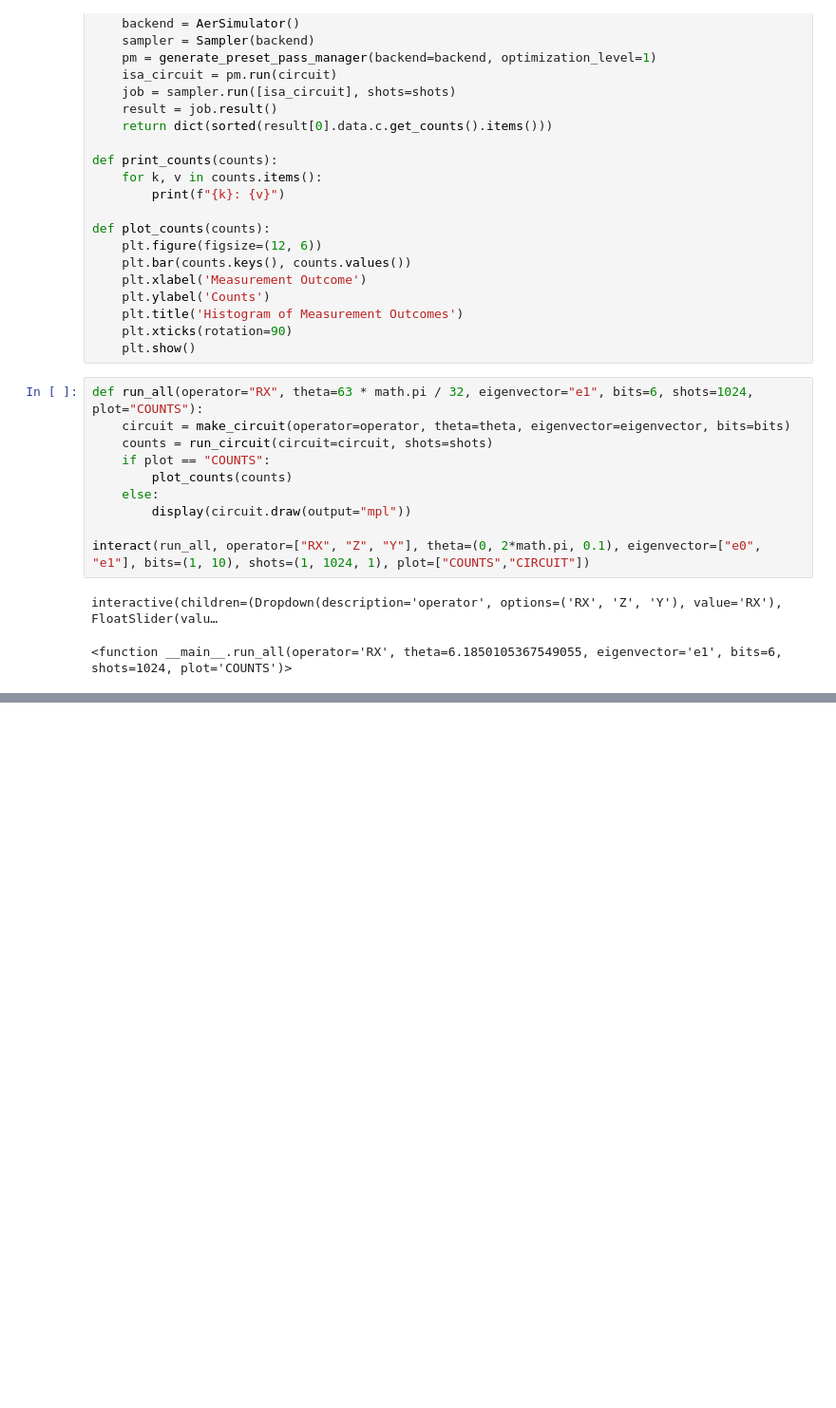
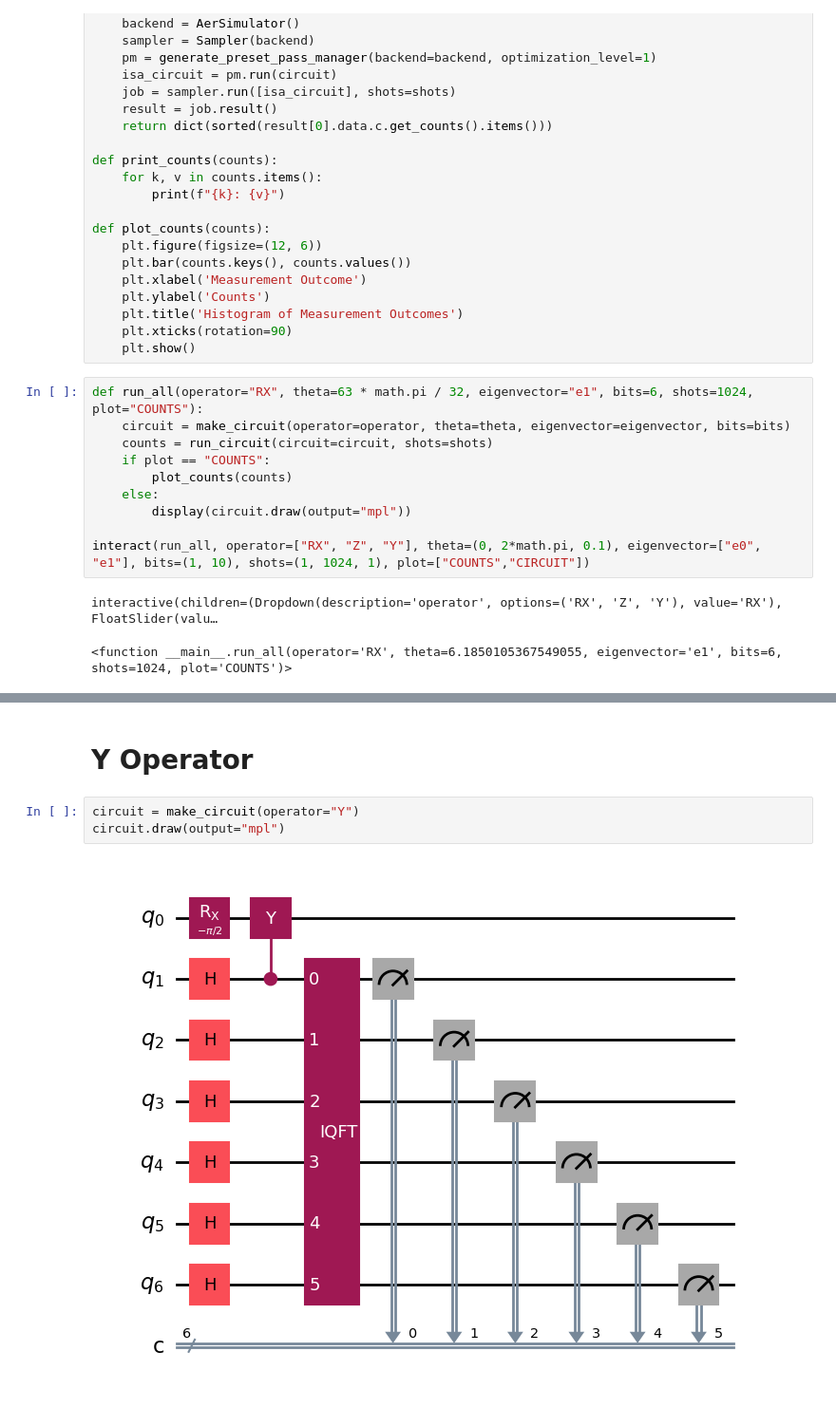
Before and after one commit to johnbhurst/phys440, a Jupyter notebook: bin/homework3_q2_qpe_qiskit.ipynb, the cells around one changed output, grey strips where cells are left out. Shown: that part at 95% size. Saved outputs shown, nothing was run; the diff lists cells and outputs as text; blank space fills up the shorter version.

```diff
--- a/bin/homework3_q2_qpe_qiskit.ipynb
+++ b/bin/homework3_q2_qpe_qiskit.ipynb
@@ -123,0 +131,7 @@ interactive(children=(Dropdown(description='operator', options=('RX', 'Z', 'Y'),
+# %% [markdown]
+# Y Operator
+# %%
+circuit = make_circuit(operator="Y")
+circuit.draw(output="mpl")
+# %% [output]
+[figure, added]
```
Also changed, not shown: parts of 2 cells of this notebook.
